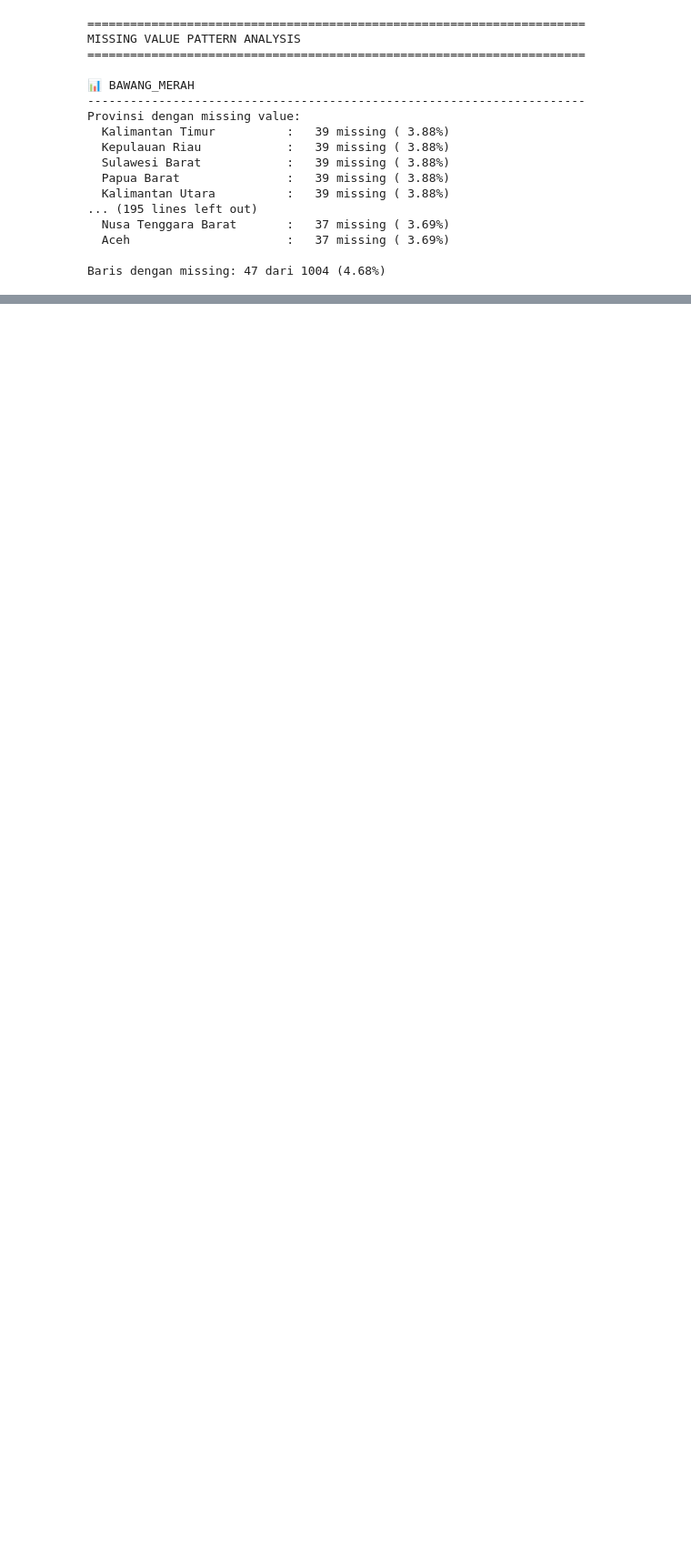
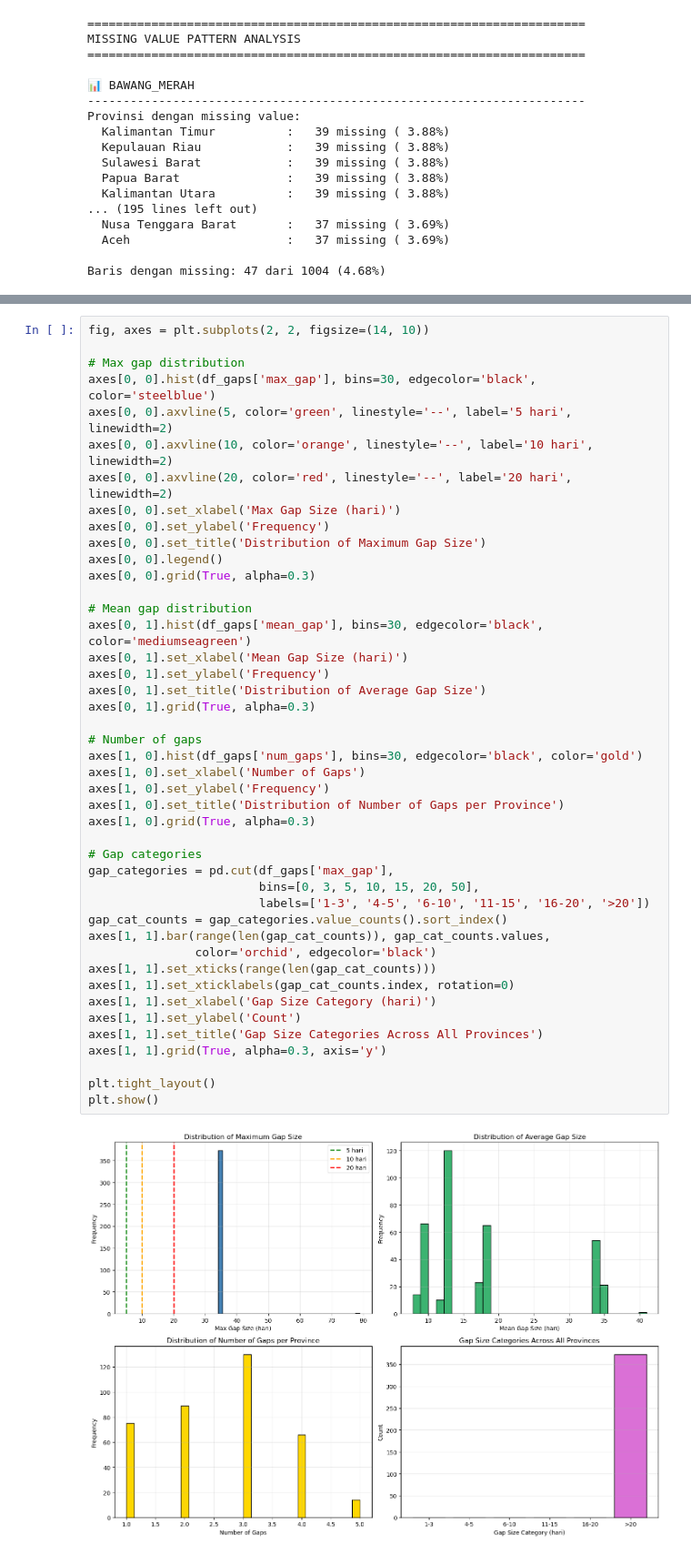
Before and after one commit to yusuf601/Final-AI-Submission, a Jupyter notebook: Final_Project.ipynb, the cells around one changed output, grey strips where cells are left out. Shown at 91% size. Saved outputs shown, nothing was run; the diff lists cells and outputs as text; blank space fills up the shorter version.

```diff
--- a/Final_Project.ipynb
+++ b/Final_Project.ipynb
@@ -327,0 +403,46 @@ Interpolated points: 35
+# %%
+fig, axes = plt.subplots(2, 2, figsize=(14, 10))
+
+# Max gap distribution
+axes[0, 0].hist(df_gaps['max_gap'], bins=30, edgecolor='black', color='steelblue')
+axes[0, 0].axvline(5, color='green', linestyle='--', label='5 hari', linewidth=2)
+axes[0, 0].axvline(10, color='orange', linestyle='--', label='10 hari', linewidth=2)
+axes[0, 0].axvline(20, color='red', linestyle='--', label='20 hari', linewidth=2)
+axes[0, 0].set_xlabel('Max Gap Size (hari)')
+axes[0, 0].set_ylabel('Frequency')
+axes[0, 0].set_title('Distribution of Maximum Gap Size')
+axes[0, 0].legend()
+axes[0, 0].grid(True, alpha=0.3)
+
+# Mean gap distribution
+axes[0, 1].hist(df_gaps['mean_gap'], bins=30, edgecolor='black', color='mediumseagreen')
+axes[0, 1].set_xlabel('Mean Gap Size (hari)')
+axes[0, 1].set_ylabel('Frequency')
+axes[0, 1].set_title('Distribution of Average Gap Size')
+axes[0, 1].grid(True, alpha=0.3)
+
+# Number of gaps
+axes[1, 0].hist(df_gaps['num_gaps'], bins=30, edgecolor='black', color='gold')
+axes[1, 0].set_xlabel('Number of Gaps')
+axes[1, 0].set_ylabel('Frequency')
+axes[1, 0].set_title('Distribution of Number of Gaps per Province')
+axes[1, 0].grid(True, alpha=0.3)
+
+# Gap categories
+gap_categories = pd.cut(df_gaps['max_gap'],
+                        bins=[0, 3, 5, 10, 15, 20, 50],
+                        labels=['1-3', '4-5', '6-10', '11-15', '16-20', '>20'])
+gap_cat_counts = gap_categories.value_counts().sort_index()
+axes[1, 1].bar(range(len(gap_cat_counts)), gap_cat_counts.values,
+               color='orchid', edgecolor='black')
+axes[1, 1].set_xticks(range(len(gap_cat_counts)))
+axes[1, 1].set_xticklabels(gap_cat_counts.index, rotation=0)
+axes[1, 1].set_xlabel('Gap Size Category (hari)')
+axes[1, 1].set_ylabel('Count')
+axes[1, 1].set_title('Gap Size Categories Across All Provinces')
+axes[1, 1].grid(True, alpha=0.3, axis='y')
+
+plt.tight_layout()
+plt.show()
+# %% [output]
+[figure, added]
```
Also changed, not shown: parts of 15 cells of this notebook.
